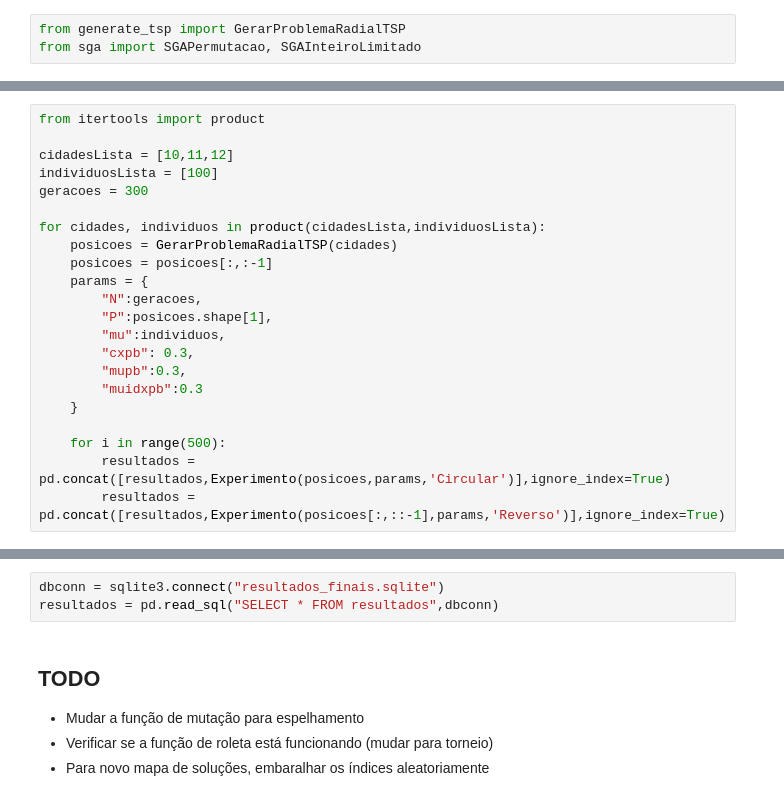
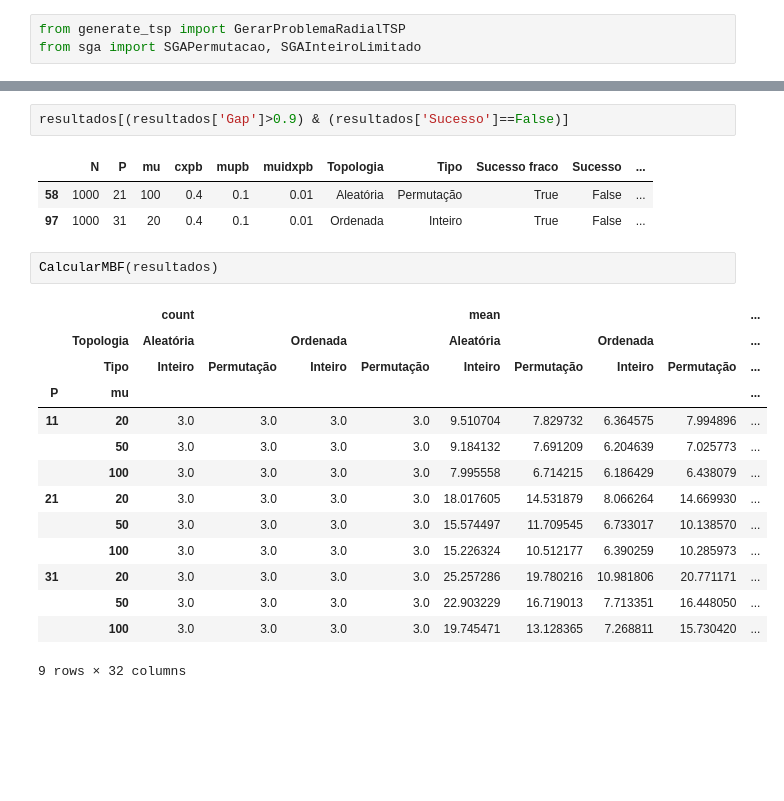
Before and after one commit to Fdms-3741/TrabalhoGAOtimizacaoNatural, a Jupyter notebook: Teste do SGA.ipynb, the cells around one changed output, grey strips where cells are left out. Cells and saved outputs as stored; diff of their text form; blank space fills up the shorter version.

```diff
--- a/Teste do SGA.ipynb
+++ b/Teste do SGA.ipynb
@@ -111,22 +98,0 @@ IndentationError: unexpected indent (586792398.py, line 20)
-# %%
-from itertools import product
-
-cidadesLista = [10,11,12]
-individuosLista = [100]
-geracoes = 300
-
-for cidades, individuos in product(cidadesLista,individuosLista):
-    posicoes = GerarProblemaRadialTSP(cidades)
-    posicoes = posicoes[:,:-1]
-    params = {
-        "N":geracoes,
-        "P":posicoes.shape[1],
-        "mu":individuos,
-        "cxpb": 0.3,
-        "mupb":0.3,
-        "muidxpb":0.3
-    }
-
-    for i in range(500):
-        resultados = pd.concat([resultados,Experimento(posicoes,params,'Circular')],ignore_index=True)
-        resultados = pd.concat([resultados,Experimento(posicoes[:,::-1],params,'Reverso')],ignore_index=True)
@@ -151,9 +99,23 @@ resultados2
-# %%
-dbconn = sqlite3.connect("resultados_finais.sqlite")
-resultados = pd.read_sql("SELECT * FROM resultados",dbconn)
-# %% [markdown]
-## TODO
-
-* Mudar a função de mutação para espelhamento
-* Verificar se a função de roleta está funcionando (mudar para torneio)
-* Para novo mapa de soluções, embaralhar os índices aleatoriamente
+# %%
+resultados[(resultados['Gap']>0.9) & (resultados['Sucesso']==False)]
+# %% [output]
+|  | N | P | mu | cxpb | mupb | muidxpb | Topologia | Tipo | Sucesso fraco | Sucesso | ... |
+| 58 | 1000 | 21 | 100 | 0.4 | 0.1 | 0.01 | Aleatória | Permutação | True | False | ... |
+| 97 | 1000 | 31 | 20 | 0.4 | 0.1 | 0.01 | Ordenada | Inteiro | True | False | ... |
+# %%
+CalcularMBF(resultados)
+# %% [output]
+|  |  | count |  |  |  | mean |  |  |  | ... |
+|  | Topologia | Aleatória |  | Ordenada |  | Aleatória |  | Ordenada |  | ... |
+|  | Tipo | Inteiro | Permutação | Inteiro | Permutação | Inteiro | Permutação | Inteiro | Permutação | ... |
+| P | mu |  |  |  |  |  |  |  |  | ... |
+| 11 | 20 | 3.0 | 3.0 | 3.0 | 3.0 | 9.510704 | 7.829732 | 6.364575 | 7.994896 | ... |
+|  | 50 | 3.0 | 3.0 | 3.0 | 3.0 | 9.184132 | 7.691209 | 6.204639 | 7.025773 | ... |
+|  | 100 | 3.0 | 3.0 | 3.0 | 3.0 | 7.995558 | 6.714215 | 6.186429 | 6.438079 | ... |
+| 21 | 20 | 3.0 | 3.0 | 3.0 | 3.0 | 18.017605 | 14.531879 | 8.066264 | 14.669930 | ... |
+|  | 50 | 3.0 | 3.0 | 3.0 | 3.0 | 15.574497 | 11.709545 | 6.733017 | 10.138570 | ... |
+|  | 100 | 3.0 | 3.0 | 3.0 | 3.0 | 15.226324 | 10.512177 | 6.390259 | 10.285973 | ... |
+| 31 | 20 | 3.0 | 3.0 | 3.0 | 3.0 | 25.257286 | 19.780216 | 10.981806 | 20.771171 | ... |
+|  | 50 | 3.0 | 3.0 | 3.0 | 3.0 | 22.903229 | 16.719013 | 7.713351 | 16.448050 | ... |
+|  | 100 | 3.0 | 3.0 | 3.0 | 3.0 | 19.745471 | 13.128365 | 7.268811 | 15.730420 | ... |
+9 rows × 32 columns
```
Also changed, not shown: parts of 15 cells of this notebook, 7 other files.
